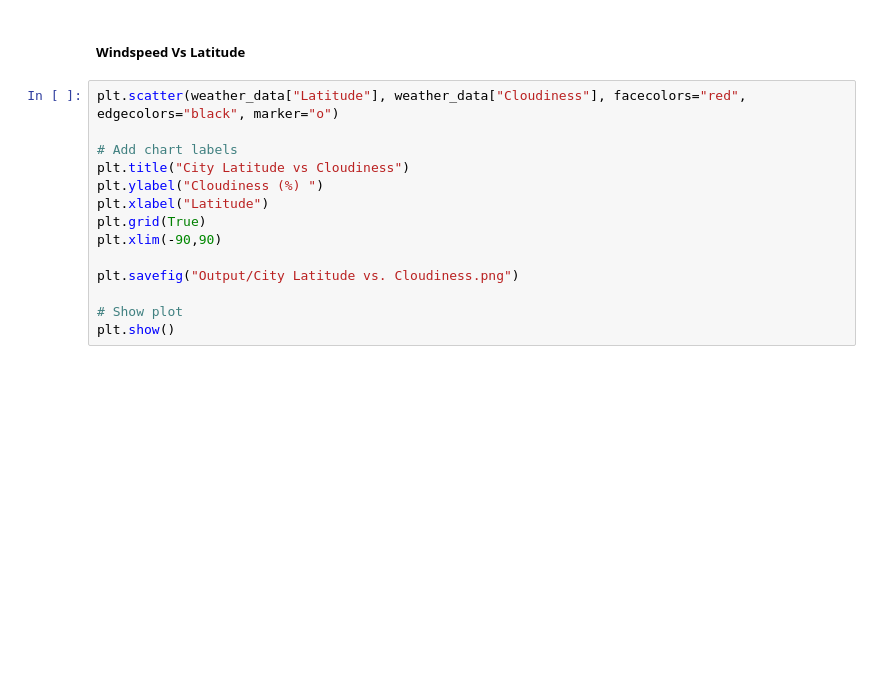
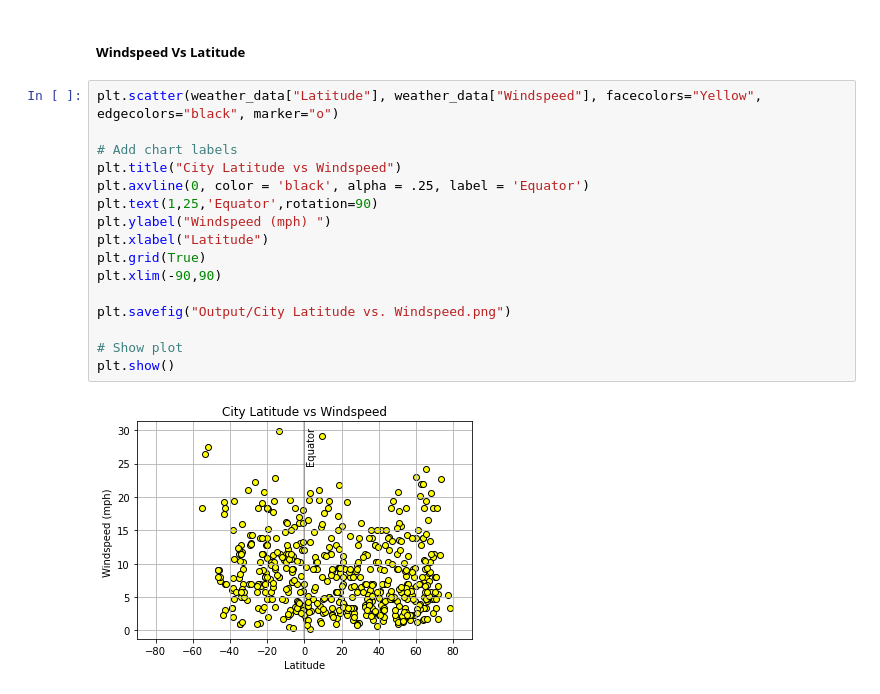
Before and after one commit to ShimsyV/python-api-challenge, a Jupyter notebook: WeatherPy/WeatherPy.ipynb, the cells around one changed output. Saved outputs shown, nothing was run; the diff lists cells and outputs as text; blank space fills up the shorter version.

```diff
--- a/WeatherPy/WeatherPy.ipynb
+++ b/WeatherPy/WeatherPy.ipynb
@@ -219,16 +221,20 @@ plt.show()
 # %% [markdown]
 ##### Windspeed Vs Latitude
 # %%
-plt.scatter(weather_data["Latitude"], weather_data["Cloudiness"], facecolors="red", edgecolors="black", marker="o")
+plt.scatter(weather_data["Latitude"], weather_data["Windspeed"], facecolors="Yellow", edgecolors="black", marker="o")
 
 # Add chart labels
-plt.title("City Latitude vs Cloudiness")
-plt.ylabel("Cloudiness (%) ")
+plt.title("City Latitude vs Windspeed")
+plt.axvline(0, color = 'black', alpha = .25, label = 'Equator')
+plt.text(1,25,'Equator',rotation=90)
+plt.ylabel("Windspeed (mph) ")
 plt.xlabel("Latitude")
 plt.grid(True)
 plt.xlim(-90,90)
 
-plt.savefig("Output/City Latitude vs. Cloudiness.png")
+plt.savefig("Output/City Latitude vs. Windspeed.png")
 
 # Show plot
 plt.show()
+# %% [output]
+[figure, added]
```
Also changed, not shown: parts of 1 cell of this notebook, 4 other files.
